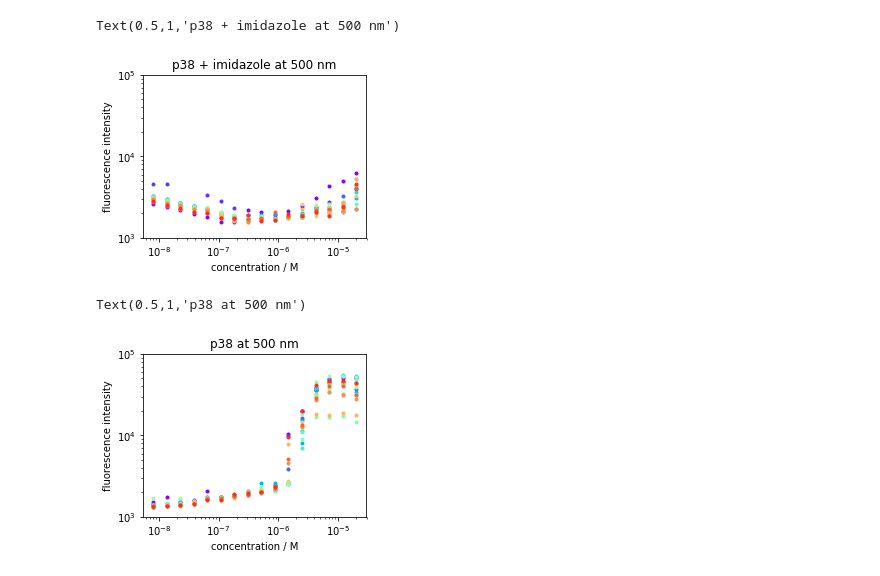
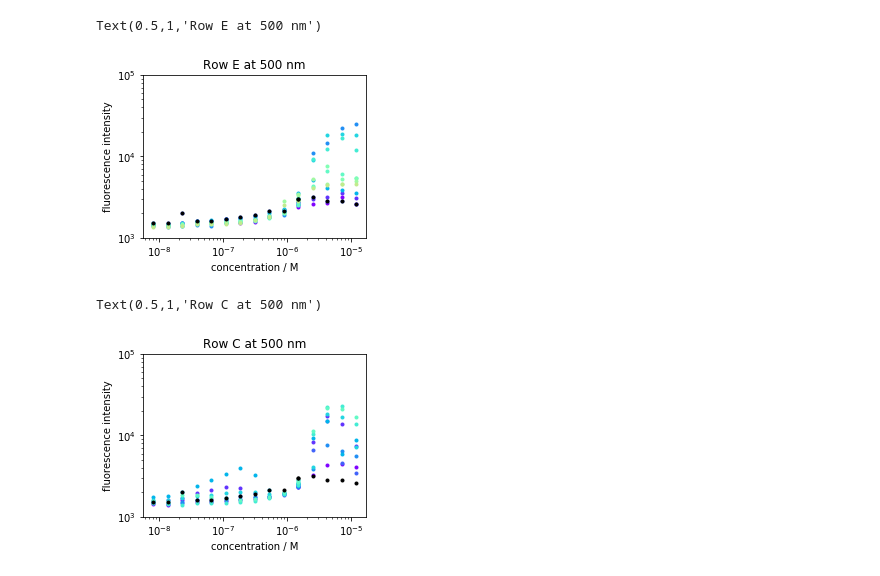
Before and after one commit to choderalab/kinase-ecoli-expression-panel, a Jupyter notebook: single-well-assay/kinase_single_well_spectra_experiment.ipynb, the cells around one changed output. Drawn from its saved outputs; the diff is of its cells as text; code cells hidden in the pictures.

Commit message:
checking in 15 panel plot and other data analysis

```diff
--- a/single-well-assay/kinase_single_well_spectra_experiment.ipynb
+++ b/single-well-assay/kinase_single_well_spectra_experiment.ipynb
@@ -29,9 +34,9 @@ datapath = '20180330_Kinase_panel_HT_single_well_binding_data'
 concentrations = np.array([  0.00000000e+00,   8.00000000e-09,   1.34778097e-08,
          2.27064194e-08,   3.82541000e-08,   6.44476851e-08,
          1.08576705e-07,   1.82922021e-07,   3.08173524e-07,
-         5.19188015e-07,   8.74689659e-07,   1.47361260e-06,
+         5.19188015e-07,   8.74689659e-07,   1.47361260e-06, 1.47361260e-06,
          2.48263378e-06,   4.18255821e-06,   7.04646547e-06,
-         1.18713651e-05,   2.00000000e-05])
+         1.18713651e-05])
 # %%
 reads = list()
 nreads = len(filenames)
@@ -96,0 +120,15 @@ x_values.index('480')
+# %%
+plt.figure(figsize=[4,3]);
+
+color=cm.rainbow(np.linspace(0,1,17))
+colorindex = 0
+wavelength = '500'
+for row in [1]:
+    for column in range(ncols):
+        plt.loglog(concentrations, data[row,column,:,x_values.index(wavelength)], c=color[colorindex], marker='.', linestyle='None')
+        colorindex += 1
+    plt.ylim(1000, 100000)
+plt.loglog(concentrations, data[4,3,:,x_values.index(wavelength)], c=color[colorindex], color='black', marker='.', linestyle='None')
+plt.xlabel('concentration / M');
+plt.ylabel('fluorescence intensity');
+plt.title('Row B at %s nm' % wavelength)
@@ -100,31 +141,33 @@ plt.figure(figsize=[4,3]);
 color=cm.rainbow(np.linspace(0,1,17))
 colorindex = 0
 wavelength = '500'
-for row in range(nrows):
-    for column in [0,1]:
+for row in [4]:
+    for column in range(ncols)[1:]:
         plt.loglog(concentrations, data[row,column,:,x_values.index(wavelength)], c=color[colorindex], marker='.', linestyle='None')
         colorindex += 1
     plt.ylim(1000, 100000)
+plt.loglog(concentrations, data[4,3,:,x_values.index(wavelength)], c=color[colorindex], color='black', marker='.', linestyle='None')
 plt.xlabel('concentration / M');
 plt.ylabel('fluorescence intensity');
-plt.title('p38 + imidazole at %s nm' % wavelength)
+plt.title('Row E at %s nm' % wavelength)
 # %% [output]
-Text(0.5,1,'p38 + imidazole at 500 nm')
+Text(0.5,1,'Row E at 500 nm')
-[figure, old version]
+[figure, new version]
 # %%
 plt.figure(figsize=[4,3]);
 
 color=cm.rainbow(np.linspace(0,1,17))
 colorindex = 0
 wavelength = '500'
-for row in range(nrows):
-    for column in [2,3]:
+for row in [2]:
+    for column in range(ncols)[0:8]:
         plt.loglog(concentrations, data[row,column,:,x_values.index(wavelength)], c=color[colorindex], marker='.', linestyle='None')
         colorindex += 1
-plt.ylim(1000, 100000)
+    plt.ylim(1000, 100000)
+plt.loglog(concentrations, data[4,3,:,x_values.index(wavelength)], c=color[colorindex], color='black', marker='.', linestyle='None')
 plt.xlabel('concentration / M');
 plt.ylabel('fluorescence intensity');
-plt.title('p38 at %s nm' % wavelength)
+plt.title('Row C at %s nm' % wavelength)
 # %% [output]
-Text(0.5,1,'p38 at 500 nm')
+Text(0.5,1,'Row C at 500 nm')
-[figure, old version]
+[figure, new version]
```
Also changed, not shown: parts of 17 cells of this notebook, 21 other files.
